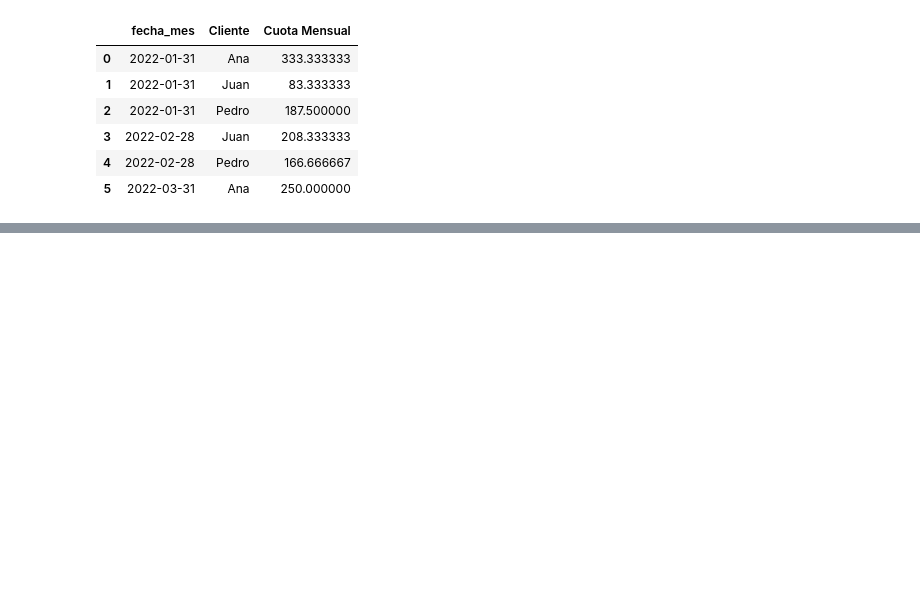
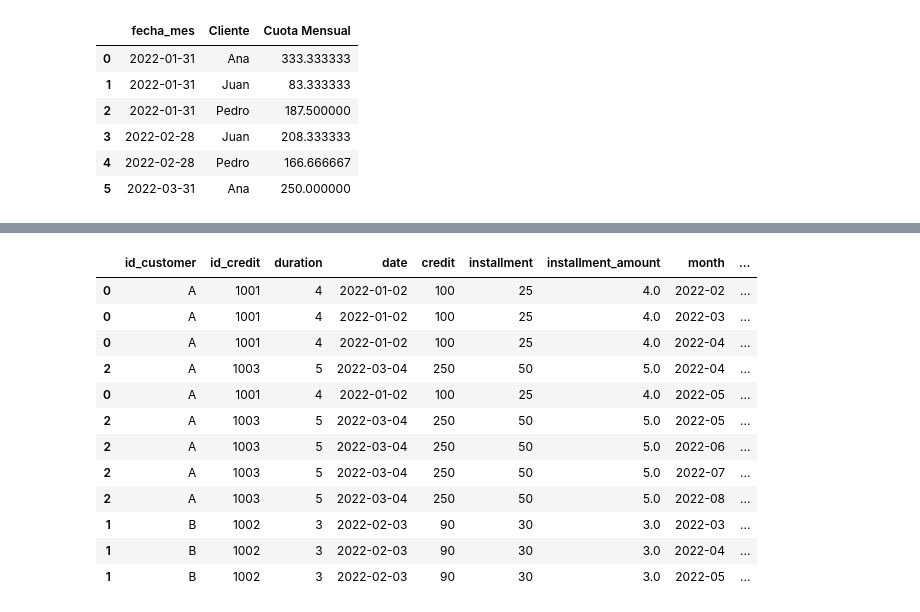
Before and after one commit to oecorrechag/Home-functions, a Jupyter notebook: agrupaciones/endeudamiento.ipynb, the cells around one changed output, grey strips where cells are left out. Drawn from its saved outputs; the diff is of its cells as text; code cells hidden in the pictures; blank space fills up the shorter version.

Commit message:
se crea suma de creditos por mes, como una traza de los creditos

```diff
--- a/agrupaciones/endeudamiento.ipynb
+++ b/agrupaciones/endeudamiento.ipynb
@@ -190,16 +141,0 @@ creditos = pd.DataFrame({
-# %%
-creditos = pd.DataFrame({
-    "client_id": ["Juan", "Juan", "Ana", "Ana", "Pedro", "Pedro"],
-    "credit": [1000, 5000, 2000, 3000, 1500, 2000],
-    "installment": [12, 24, 6, 12, 8, 12],
-    "date": ["2022-01-01", "2022-02-01", "2022-01-01", "2022-03-01", "2022-01-01", "2022-02-01"],
-    "end_date": ["2023-01-01", "2024-02-01", "2022-07-01", "2023-03-01", "2022-09-01", "2023-02-01"]
-})
-
-creditos['installment_amount'] = round(creditos['credit'] / creditos['installment'],2)
-creditos["date"] = pd.to_datetime(creditos["date"])
-creditos["end_date"] = pd.to_datetime(creditos["end_date"])
-creditos['month'] = creditos['date'].dt.to_period('M')
-creditos['duration'] = ((creditos['end_date'] - creditos['date']) / np.timedelta64(1, 'M')).astype(int)
-creditos['remaining_duration'] = creditos['duration'] - creditos['installment']
-creditos.head()
@@ -254,0 +142,4 @@ data.tail()
+# %%
+## Crea una columna llamada month en la cual se da entender el mes de toma del credito
+creditos = creditos.assign(month=creditos['date'].dt.to_period('M'))
+creditos
@@ -254,0 +151,4 @@ data.tail()
+# %%
+## Repite la fila por la duracion, posteriormente le adiciona un mes por linea
+creditos = creditos.loc[creditos.index.repeat(creditos['duration'])].assign(month=lambda d: d['month']+d.groupby(level=0).cumcount().add(1))
+creditos
@@ -254,0 +169,4 @@ data.tail()
+# %%
+## Ordena el dataframe por customer and month
+creditos = creditos.sort_values(by=['id_customer', 'month'])
+creditos
@@ -254,0 +187,18 @@ data.tail()
+# %%
+## Crea la columna total_sum
+creditos = creditos.assign(total_sum=lambda d: d.groupby(level=0)['installment'].cumsum())
+creditos
+# %% [output]
+|  | id_customer | id_credit | duration | date | credit | installment | installment_amount | month | ... |
+| 0 | A | 1001 | 4 | 2022-01-02 | 100 | 25 | 4.0 | 2022-02 | ... |
+| 0 | A | 1001 | 4 | 2022-01-02 | 100 | 25 | 4.0 | 2022-03 | ... |
+| 0 | A | 1001 | 4 | 2022-01-02 | 100 | 25 | 4.0 | 2022-04 | ... |
+| 2 | A | 1003 | 5 | 2022-03-04 | 250 | 50 | 5.0 | 2022-04 | ... |
+| 0 | A | 1001 | 4 | 2022-01-02 | 100 | 25 | 4.0 | 2022-05 | ... |
+| 2 | A | 1003 | 5 | 2022-03-04 | 250 | 50 | 5.0 | 2022-05 | ... |
+| 2 | A | 1003 | 5 | 2022-03-04 | 250 | 50 | 5.0 | 2022-06 | ... |
+| 2 | A | 1003 | 5 | 2022-03-04 | 250 | 50 | 5.0 | 2022-07 | ... |
+| 2 | A | 1003 | 5 | 2022-03-04 | 250 | 50 | 5.0 | 2022-08 | ... |
+| 1 | B | 1002 | 3 | 2022-02-03 | 90 | 30 | 3.0 | 2022-03 | ... |
+| 1 | B | 1002 | 3 | 2022-02-03 | 90 | 30 | 3.0 | 2022-04 | ... |
+| 1 | B | 1002 | 3 | 2022-02-03 | 90 | 30 | 3.0 | 2022-05 | ... |
```
Also changed, not shown: parts of 24 cells of this notebook.
